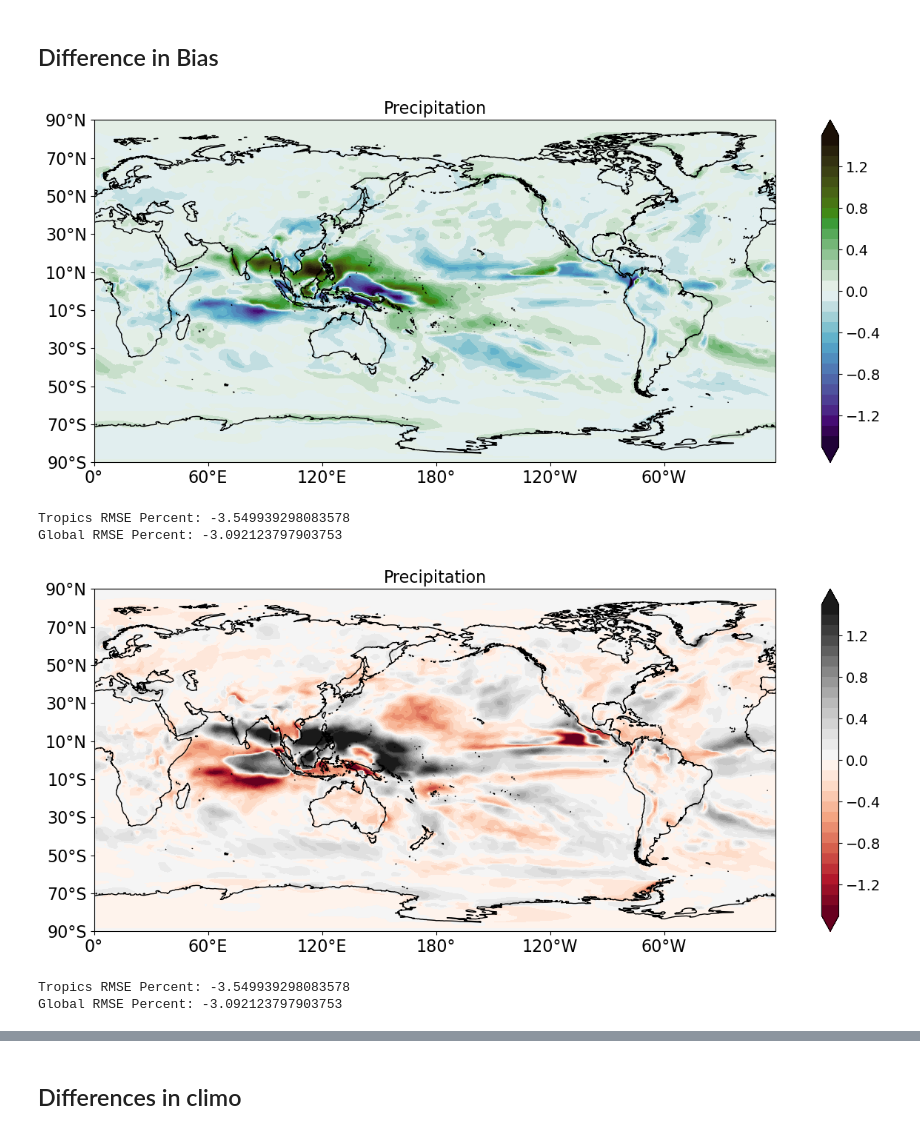
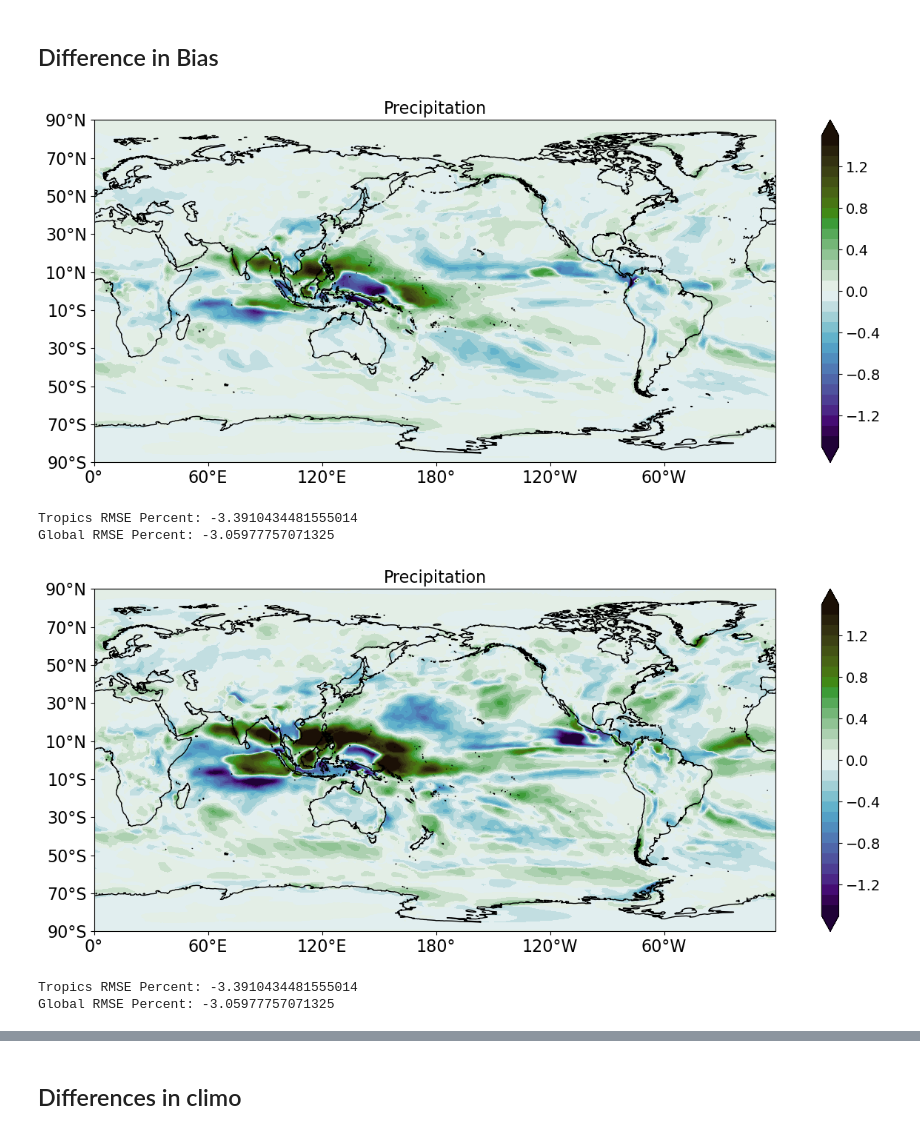
Before and after one commit to WillyChap/Chapman_2024_GMD, a Jupyter notebook: Climo_Precip.ipynb, the cells around one changed output, grey strips where cells are left out. Saved outputs shown, nothing was run; the diff lists cells and outputs as text; code cells hidden in the pictures.

```diff
--- a/Climo_Precip.ipynb
+++ b/Climo_Precip.ipynb
@@ -126,23 +126,26 @@ def wgt_rmse(fld1, fld2, wgt):
         wmse = np.sum(warray * (fld1 - fld2)**2)
         return np.sqrt( wmse ).item()
 # %%
-DSsuper5 = xr.open_dataset('/glade/derecho/scratch/wchapman/ADF/CAM5_Betzy1/climo/CAM5_Betzy1_PRECT_climo.nc')
+%%time
+DSsuper5 = xr.open_dataset('/glade/campaign/cgd/amp/wchapman/ADF/CAM5_Betzy1/climo/CAM5_Betzy1_PRECT_climo.nc')
 DSsuper5_season = seas_mean(DSsuper5,df,SEAS)*86400000   # m/s --> mm/day
 
-DSc5 = xr.open_dataset('/glade/derecho/scratch/wchapman/ADF/MME_Regular/climo/MME_Regular_PRECT_climo.nc')
+DSc5 = xr.open_dataset('/glade/campaign/cgd/amp/wchapman/ADF/MME_Regular/climo/MME_Regular_PRECT_climo.nc')
 DSMME_season = seas_mean(DSc5,df,SEAS)*86400000
 
-DSc5 = xr.open_dataset('/glade/derecho/scratch/wchapman/ADF/FHIST5_f09_g16_v2/climo/FHIST5_f09_g16_v2_PRECT_climo.nc')
+DSc5 = xr.open_dataset('/glade/campaign/cgd/amp/wchapman/ADF/FHIST5_f09_g16_v2/climo/FHIST5_f09_g16_v2_PRECT_climo.nc')
 DSCAM5_season = seas_mean(DSc5,df,SEAS)*86400000
 
-DSsuper6 = xr.open_dataset('/glade/derecho/scratch/wchapman/ADF/CAM6_Betzy1/climo/CAM6_Betzy1_PRECT_climo.nc')
+DSsuper6 = xr.open_dataset('/glade/campaign/cgd/amp/wchapman/ADF/CAM6_Betzy1/climo/CAM6_Betzy1_PRECT_climo.nc')
 DSsuper6_season = seas_mean(DSsuper6,df,SEAS)*86400000
 
-DSc6 = xr.open_dataset('/glade/derecho/scratch/wchapman/ADF/FHIST_f09_g16/climo/FHIST_f09_g16_PRECT_climo.nc')
+DSc6 = xr.open_dataset('/glade/campaign/cgd/amp/wchapman/ADF/FHIST_f09_g16/climo/FHIST_f09_g16_PRECT_climo.nc')
 DSCAM6_season = seas_mean(DSc6,df,SEAS)*86400000
 
-DSc6 = xr.open_dataset('/glade/derecho/scratch/wchapman/ADF/MME_Combined/climo/MME_Combined_PRECT_climo.nc')
+DSc6 = xr.open_dataset('/glade/campaign/cgd/amp/wchapman/ADF/MME_Combined/climo/MME_Combined_PRECT_climo.nc')
 DSMMEr_season = seas_mean(DSc6,df,SEAS)*86400000
 
-DSobs = xr.open_dataset('/glade/work/wchapman/ADF_obs_Mar2024/GPCP.cam6grid.monthly_climo.1979-2011.nc')
+DSobs = xr.open_dataset('/glade/campaign/cgd/amp/wchapman/Reanalysis/GPCP/GPCP.cam6grid.monthly_climo.1997-2023.nc')
 DSobs_season = seas_mean(DSobs,df,SEAS)
+DSobs['PRECT'] = DSobs['precip']
+DSobs_season['PRECT'] = DSobs_season['precip']
@@ -189,42 +195,42 @@ cmapzzz = ListedColormap(newcolors)
 lat = DSobs_season['lat']
 wgt = np.cos(np.radians(lat))
 
-plotter1 = np.abs(DSMME_season['PRECT']-DSobs_season['PRECT'])
-plotter2 = np.abs(DSMMEr_season['PRECT']-DSobs_season['PRECT'])
+plotter1 = np.abs(DSMME_season['PRECT']-DSobs_season['precip'])
+plotter2 = np.abs(DSMMEr_season['PRECT']-DSobs_season['precip'])
 
 proj = ccrs.PlateCarree(central_longitude=180)
 fig, ax1 = plt.subplots(1, 1, figsize=(16,6), subplot_kw={'projection': proj}, sharey=True)
 
 lons = DSCAM6_season['lon']
 lats = DSCAM6_season['lat']
 
 ax1.coastlines('50m')
 f = ax1.contourf(lons-180, lats, plotter1 - plotter2, levels = clevs ,cmap = cmapzzz, extend='both', transform=proj)
 ax1.set_xticks(np.arange(-180,180,60))
 lon_formatter = LongitudeFormatter(number_format='.0f')
 ax1.xaxis.set_major_formatter(lon_formatter)
 
 ax1.set_yticks(np.arange(-90,100,20))
 lat_formatter = LatitudeFormatter(number_format='.0f')
 ax1.yaxis.set_major_formatter(lat_formatter)
 ax1.set_title('Precipitation', fontsize=16)
 ax1.tick_params(labelsize=16)
 pfp = plt.colorbar(f)
 pfp.ax.tick_params(labelsize=14)
 plt.savefig(f'./{SEAS}_PRECT_NIense-Super6_BiasDiff.png',bbox_inches='tight',dpi=400)
 plt.show()
 
-RMSEni = wgt_rmse(DSMME_season.sel(lat=slice(-20,20))['PRECT'],DSobs_season.sel(lat=slice(-20,20))['PRECT'],wgt.sel(lat=slice(-20,20)))
-RMSEse = wgt_rmse(DSMMEr_season.sel(lat=slice(-20,20))['PRECT'],DSobs_season.sel(lat=slice(-20,20))['PRECT'],wgt.sel(lat=slice(-20,20)))
+RMSEni = wgt_rmse(DSMME_season.sel(lat=slice(-20,20))['PRECT'],DSobs_season.sel(lat=slice(-20,20))['precip'],wgt.sel(lat=slice(-20,20)))
+RMSEse = wgt_rmse(DSMMEr_season.sel(lat=slice(-20,20))['PRECT'],DSobs_season.sel(lat=slice(-20,20))['precip'],wgt.sel(lat=slice(-20,20)))
 print(f"Tropics RMSE Percent: {100*((RMSEni-RMSEse)/RMSEni)}")
 
-RMSEni = wgt_rmse(DSMME_season.sel(lat=slice(-90,90))['PRECT'],DSobs_season.sel(lat=slice(-90,90))['PRECT'],wgt.sel(lat=slice(-90,90)))
-RMSEse = wgt_rmse(DSMMEr_season.sel(lat=slice(-90,90))['PRECT'],DSobs_season.sel(lat=slice(-90,90))['PRECT'],wgt.sel(lat=slice(-90,90)))
+RMSEni = wgt_rmse(DSMME_season.sel(lat=slice(-90,90))['PRECT'],DSobs_season.sel(lat=slice(-90,90))['precip'],wgt.sel(lat=slice(-90,90)))
+RMSEse = wgt_rmse(DSMMEr_season.sel(lat=slice(-90,90))['PRECT'],DSobs_season.sel(lat=slice(-90,90))['precip'],wgt.sel(lat=slice(-90,90)))
 print(f"Global RMSE Percent: {100*((RMSEni-RMSEse)/RMSEni)}")
 # %% [output]
-[figure, old version]
+[figure, new version]
-Tropics RMSE Percent: -3.549939298083578
-Global RMSE Percent: -3.092123797903753
+Tropics RMSE Percent: -3.3910434481555014
+Global RMSE Percent: -3.05977757071325
 # %%
 plotter1 = np.abs(DSCAM5_season['PRECT']-DSobs_season['PRECT'])
 plotter2 = np.abs(DSsuper5_season['PRECT']-DSobs_season['PRECT'])
@@ -259,9 +265,9 @@ RMSEni = wgt_rmse(DSMME_season.sel(lat=slice(-90,90))['PRECT'],DSobs_season.sel(
 RMSEse = wgt_rmse(DSMMEr_season.sel(lat=slice(-90,90))['PRECT'],DSobs_season.sel(lat=slice(-90,90))['PRECT'],wgt.sel(lat=slice(-90,90)))
 print(f"Global RMSE Percent: {100*((RMSEni-RMSEse)/RMSEni)}")
 # %% [output]
-[figure, old version]
+[figure, new version]
-Tropics RMSE Percent: -3.549939298083578
-Global RMSE Percent: -3.092123797903753
+Tropics RMSE Percent: -3.3910434481555014
+Global RMSE Percent: -3.05977757071325
 # %%
 plotter1 = np.abs(DSCAM6_season['PRECT']-DSobs_season['PRECT'])
 plotter2 = np.abs(DSsuper6_season['PRECT']-DSobs_season['PRECT'])
```
Also changed, not shown: parts of 10 cells of this notebook, 1 other file.
